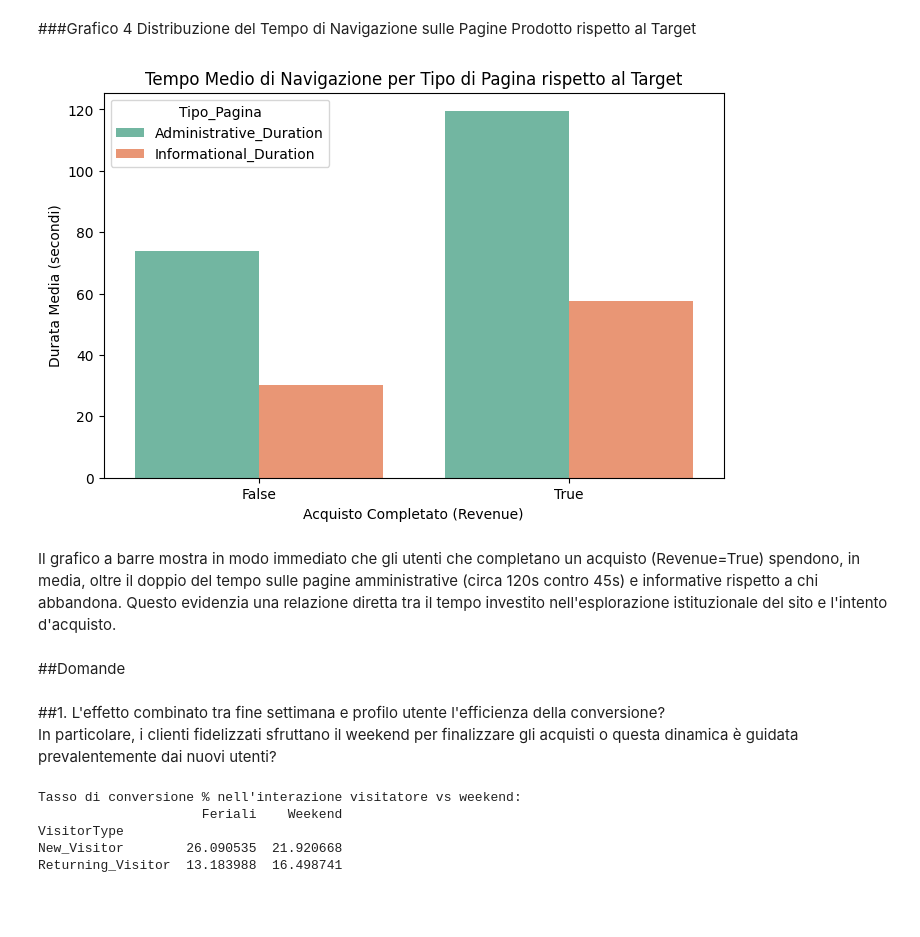
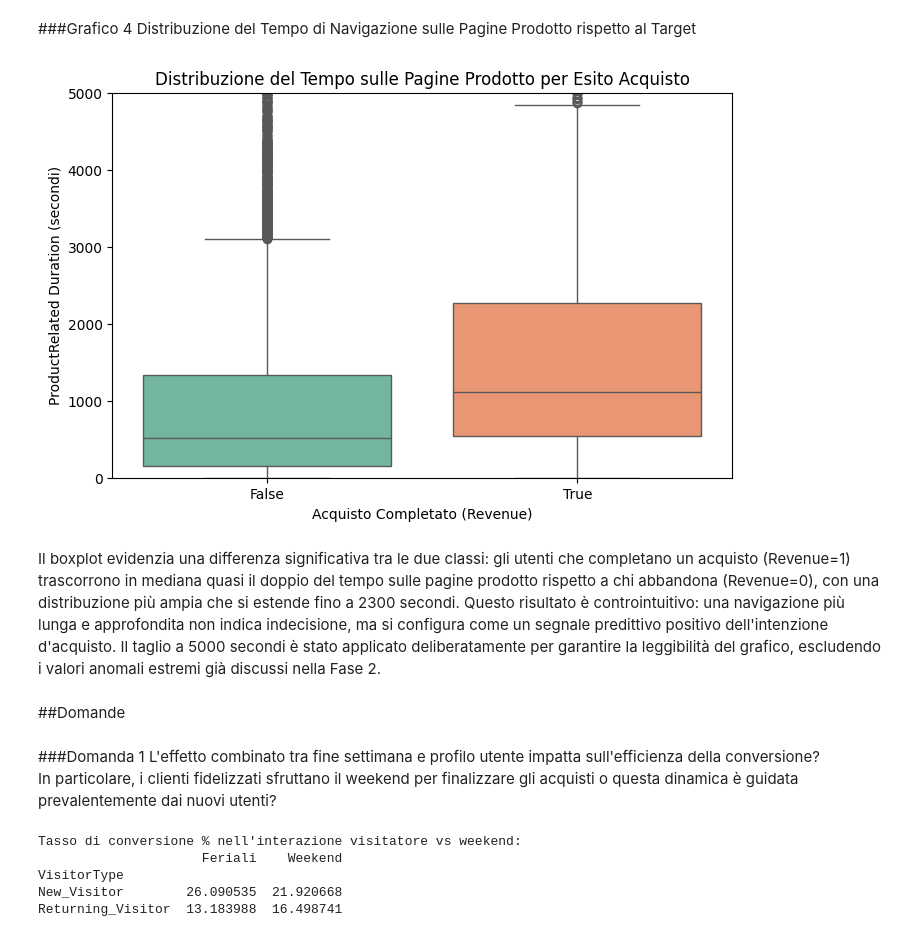
Before and after one commit to carlottaforza03/Progetto-IntroDSePC-Gruppo-6, a Jupyter notebook: Progetto_IntroDSePC_gruppo_6.ipynb, the cells around one changed output. Drawn from its saved outputs; the diff is of its cells as text; code cells hidden in the pictures; blank space fills up the shorter version.

Commit message:
Fase 4 e 5: completate

```diff
--- a/Progetto_IntroDSePC_gruppo_6.ipynb
+++ b/Progetto_IntroDSePC_gruppo_6.ipynb
@@ -514,26 +512,29 @@ Il trend mensile mostra forti oscillazioni della conversione: si passa da un min
 ###Grafico 4
 Distribuzione del Tempo di Navigazione sulle Pagine Prodotto rispetto al Target
 # %%
-medie_durate = shopping.groupby('Revenue')[['Administrative_Duration', 'Informational_Duration']].mean().reset_index()
-
-durate_melted = medie_durate.melt(id_vars=['Revenue'], var_name='Tipo_Pagina', value_name='Durata_Media')
-
 plt.figure(figsize=(8, 5))
-sns.barplot(data=durate_melted, x='Revenue', y='Durata_Media', hue='Tipo_Pagina', palette='Set2')
-
-plt.title("Tempo Medio di Navigazione per Tipo di Pagina rispetto al Target")
-plt.xlabel("Acquisto Completato (Revenue)")
-plt.ylabel("Durata Media (secondi)")
+sns.boxplot(
+    data=shopping,
+    x='Revenue',
+    y='ProductRelated_Duration',
+    hue='Revenue',
+    palette='Set2',
+    legend=False
+)
+plt.ylim(0, 5000)
+plt.title('Distribuzione del Tempo sulle Pagine Prodotto per Esito Acquisto')
+plt.xlabel('Acquisto Completato (Revenue)')
+plt.ylabel('ProductRelated Duration (secondi)')
 plt.show()
 # %% [output]
-[figure, old version]
+[figure, new version]
-# %% [markdown]
-Il grafico a barre mostra in modo immediato che gli utenti che completano un acquisto (Revenue=True) spendono, in media, oltre il doppio del tempo sulle pagine amministrative (circa 120s contro 45s) e informative rispetto a chi abbandona. Questo evidenzia una relazione diretta tra il tempo investito nell'esplorazione istituzionale del sito e l'intento d'acquisto.
+# %% [markdown]
+Il boxplot evidenzia una differenza significativa tra le due classi: gli utenti che completano un acquisto (Revenue=1) trascorrono in mediana quasi il doppio del tempo sulle pagine prodotto rispetto a chi abbandona (Revenue=0), con una distribuzione più ampia che si estende fino a 2300 secondi. Questo risultato è controintuitivo: una navigazione più lunga e approfondita non indica indecisione, ma si configura come un segnale predittivo positivo dell'intenzione d'acquisto. Il taglio a 5000 secondi è stato applicato deliberatamente per garantire la leggibilità del grafico, escludendo i valori anomali estremi già discussi nella Fase 2.
 # %% [markdown]
 ##Domande
 # %% [markdown]
-##1.
-L'effetto combinato tra fine settimana e profilo utente l'efficienza della conversione?
+###Domanda 1
+L'effetto combinato tra fine settimana e profilo utente impatta sull'efficienza della conversione?
 In particolare, i clienti fidelizzati sfruttano il weekend per finalizzare gli acquisti o questa dinamica è guidata prevalentemente dai nuovi utenti?
 # %%
 visitatori_principali = shopping[shopping['VisitorType'] != 'Other']
```
Also changed, not shown: parts of 101 cells of this notebook.
